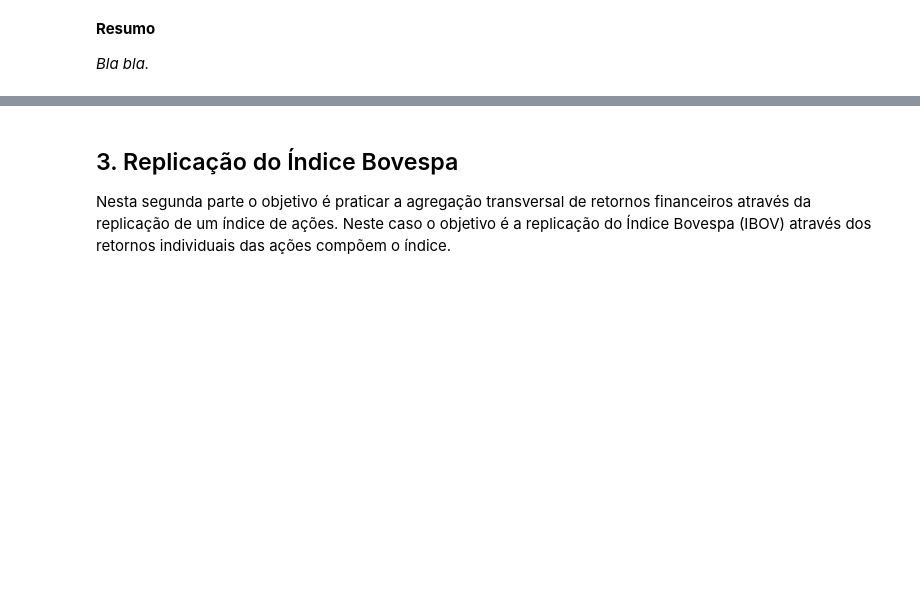
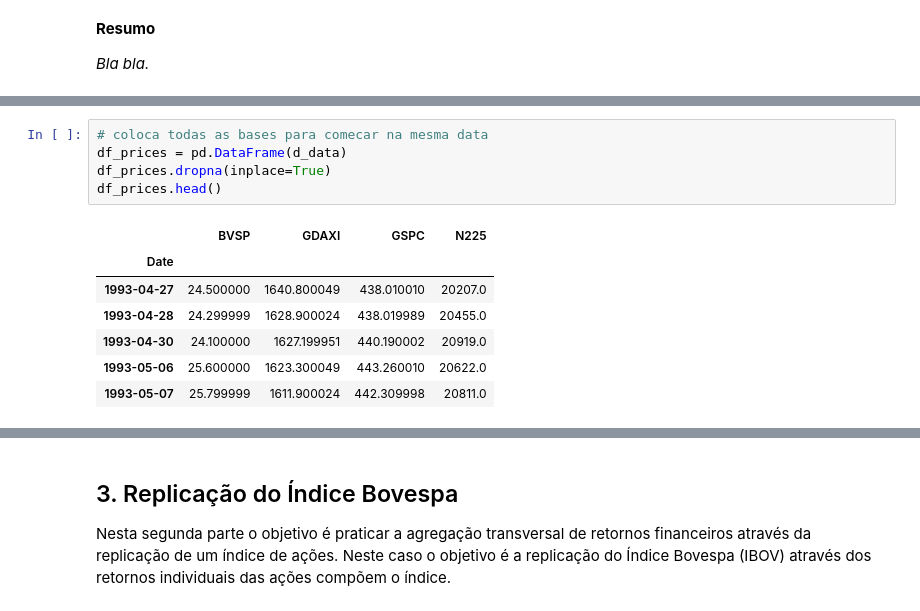
Before and after one commit to ucaiado/AssetReturns_Behavior, a Jupyter notebook: AssetReturn_Behavor.ipynb, the cells around one changed output, grey strips where cells are left out. Cells and saved outputs as stored; diff of their text form; blank space fills up the shorter version.

```diff
--- a/AssetReturn_Behavor.ipynb
+++ b/AssetReturn_Behavor.ipynb
@@ -62,0 +44,13 @@ quandl.get("GOOG/LON_FTAS")
+# %%
+# coloca todas as bases para comecar na mesma data
+df_prices = pd.DataFrame(d_data)
+df_prices.dropna(inplace=True)
+df_prices.head()
+# %% [output]
+|  | BVSP | GDAXI | GSPC | N225 |
+| Date |  |  |  |  |
+| 1993-04-27 | 24.500000 | 1640.800049 | 438.010010 | 20207.0 |
+| 1993-04-28 | 24.299999 | 1628.900024 | 438.019989 | 20455.0 |
+| 1993-04-30 | 24.100000 | 1627.199951 | 440.190002 | 20919.0 |
+| 1993-05-06 | 25.600000 | 1623.300049 | 443.260010 | 20622.0 |
+| 1993-05-07 | 25.799999 | 1611.900024 | 442.309998 | 20811.0 |
```
Also changed, not shown: parts of 16 cells of this notebook.
